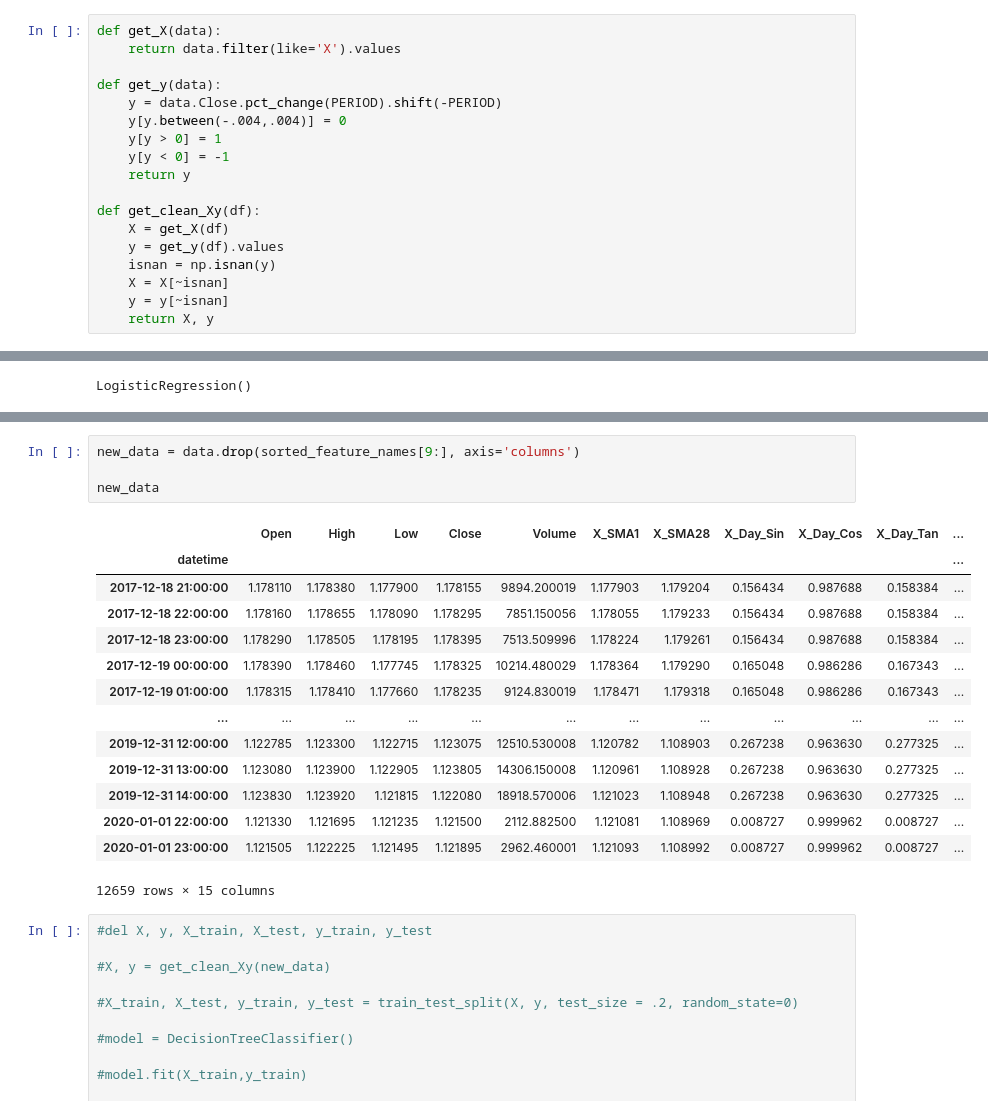
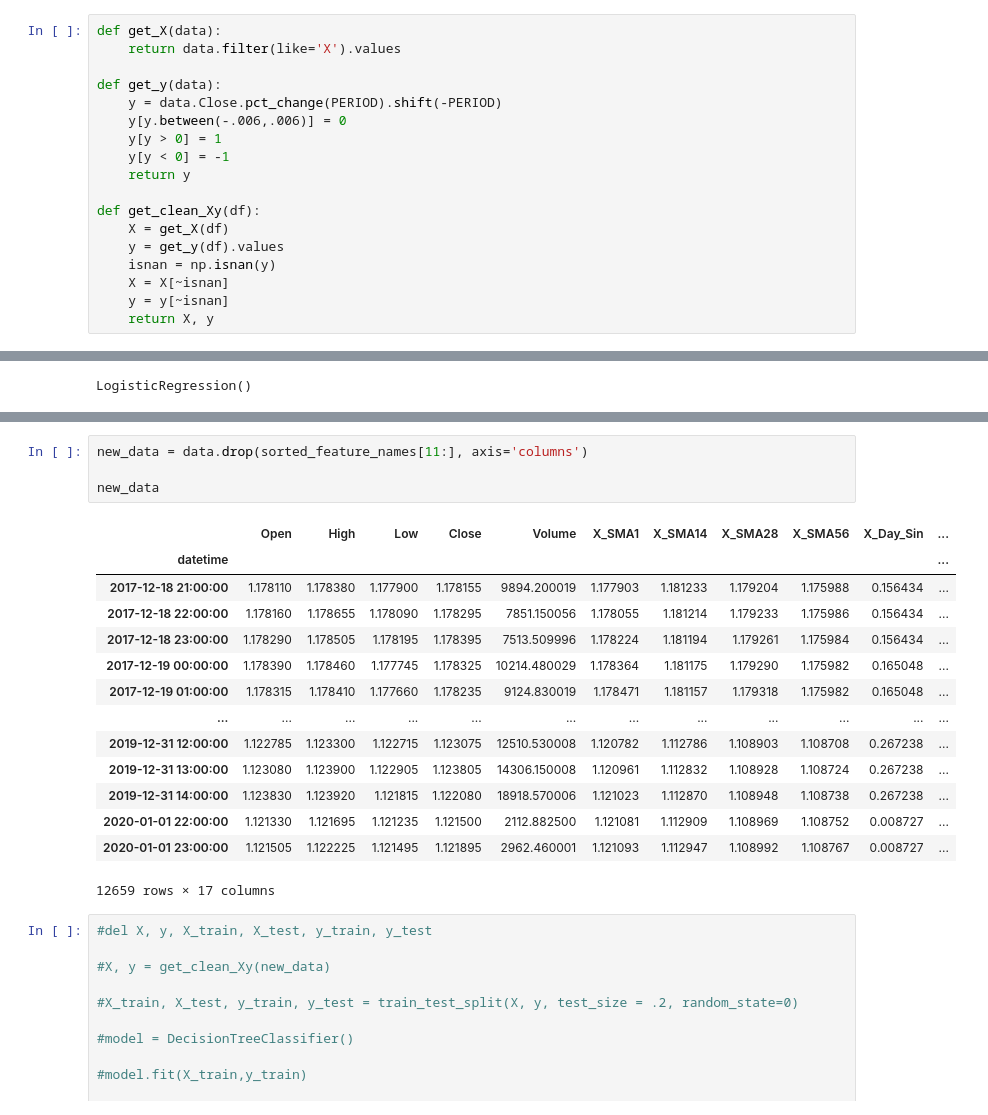
Before and after one commit to benricok/hackathonn23, a Jupyter notebook: testing/new/model tree - best.ipynb, the cells around one changed output, grey strips where cells are left out. Saved outputs shown, nothing was run; the diff lists cells and outputs as text.

```diff
--- a/testing/new/model tree - best.ipynb
+++ b/testing/new/model tree - best.ipynb
@@ -211,7 +211,7 @@ def get_X(data):
 
 def get_y(data):
     y = data.Close.pct_change(PERIOD).shift(-PERIOD)
-    y[y.between(-.004,.004)] = 0
+    y[y.between(-.006,.006)] = 0
     y[y > 0] = 1
     y[y < 0] = -1
     return y
@@ -305,22 +305,22 @@ plt.show()
 # %%
-new_data = data.drop(sorted_feature_names[9:], axis='columns')
+new_data = data.drop(sorted_feature_names[11:], axis='columns')
 
 new_data
 # %% [output]
-|  | Open | High | Low | Close | Volume | X_SMA1 | X_SMA28 | X_Day_Sin | X_Day_Cos | X_Day_Tan | ... |
+|  | Open | High | Low | Close | Volume | X_SMA1 | X_SMA14 | X_SMA28 | X_SMA56 | X_Day_Sin | ... |
 | datetime |  |  |  |  |  |  |  |  |  |  | ... |
-| 2017-12-18 21:00:00 | 1.178110 | 1.178380 | 1.177900 | 1.178155 | 9894.200019 | 1.177903 | 1.179204 | 0.156434 | 0.987688 | 0.158384 | ... |
-| 2017-12-18 22:00:00 | 1.178160 | 1.178655 | 1.178090 | 1.178295 | 7851.150056 | 1.178055 | 1.179233 | 0.156434 | 0.987688 | 0.158384 | ... |
-| 2017-12-18 23:00:00 | 1.178290 | 1.178505 | 1.178195 | 1.178395 | 7513.509996 | 1.178224 | 1.179261 | 0.156434 | 0.987688 | 0.158384 | ... |
-| 2017-12-19 00:00:00 | 1.178390 | 1.178460 | 1.177745 | 1.178325 | 10214.480029 | 1.178364 | 1.179290 | 0.165048 | 0.986286 | 0.167343 | ... |
-| 2017-12-19 01:00:00 | 1.178315 | 1.178410 | 1.177660 | 1.178235 | 9124.830019 | 1.178471 | 1.179318 | 0.165048 | 0.986286 | 0.167343 | ... |
+| 2017-12-18 21:00:00 | 1.178110 | 1.178380 | 1.177900 | 1.178155 | 9894.200019 | 1.177903 | 1.181233 | 1.179204 | 1.175988 | 0.156434 | ... |
+| 2017-12-18 22:00:00 | 1.178160 | 1.178655 | 1.178090 | 1.178295 | 7851.150056 | 1.178055 | 1.181214 | 1.179233 | 1.175986 | 0.156434 | ... |
+| 2017-12-18 23:00:00 | 1.178290 | 1.178505 | 1.178195 | 1.178395 | 7513.509996 | 1.178224 | 1.181194 | 1.179261 | 1.175984 | 0.156434 | ... |
+| 2017-12-19 00:00:00 | 1.178390 | 1.178460 | 1.177745 | 1.178325 | 10214.480029 | 1.178364 | 1.181175 | 1.179290 | 1.175982 | 0.165048 | ... |
+| 2017-12-19 01:00:00 | 1.178315 | 1.178410 | 1.177660 | 1.178235 | 9124.830019 | 1.178471 | 1.181157 | 1.179318 | 1.175982 | 0.165048 | ... |
 | ... | ... | ... | ... | ... | ... | ... | ... | ... | ... | ... | ... |
-| 2019-12-31 12:00:00 | 1.122785 | 1.123300 | 1.122715 | 1.123075 | 12510.530008 | 1.120782 | 1.108903 | 0.267238 | 0.963630 | 0.277325 | ... |
-| 2019-12-31 13:00:00 | 1.123080 | 1.123900 | 1.122905 | 1.123805 | 14306.150008 | 1.120961 | 1.108928 | 0.267238 | 0.963630 | 0.277325 | ... |
-| 2019-12-31 14:00:00 | 1.123830 | 1.123920 | 1.121815 | 1.122080 | 18918.570006 | 1.121023 | 1.108948 | 0.267238 | 0.963630 | 0.277325 | ... |
-| 2020-01-01 22:00:00 | 1.121330 | 1.121695 | 1.121235 | 1.121500 | 2112.882500 | 1.121081 | 1.108969 | 0.008727 | 0.999962 | 0.008727 | ... |
-| 2020-01-01 23:00:00 | 1.121505 | 1.122225 | 1.121495 | 1.121895 | 2962.460001 | 1.121093 | 1.108992 | 0.008727 | 0.999962 | 0.008727 | ... |
+| 2019-12-31 12:00:00 | 1.122785 | 1.123300 | 1.122715 | 1.123075 | 12510.530008 | 1.120782 | 1.112786 | 1.108903 | 1.108708 | 0.267238 | ... |
+| 2019-12-31 13:00:00 | 1.123080 | 1.123900 | 1.122905 | 1.123805 | 14306.150008 | 1.120961 | 1.112832 | 1.108928 | 1.108724 | 0.267238 | ... |
+| 2019-12-31 14:00:00 | 1.123830 | 1.123920 | 1.121815 | 1.122080 | 18918.570006 | 1.121023 | 1.112870 | 1.108948 | 1.108738 | 0.267238 | ... |
+| 2020-01-01 22:00:00 | 1.121330 | 1.121695 | 1.121235 | 1.121500 | 2112.882500 | 1.121081 | 1.112909 | 1.108969 | 1.108752 | 0.008727 | ... |
+| 2020-01-01 23:00:00 | 1.121505 | 1.122225 | 1.121495 | 1.121895 | 2962.460001 | 1.121093 | 1.112947 | 1.108992 | 1.108767 | 0.008727 | ... |
-12659 rows × 15 columns
+12659 rows × 17 columns
 # %%
 #del X, y, X_train, X_test, y_train, y_test
 
```
Also changed, not shown: parts of 5 cells of this notebook, 1 other file.
